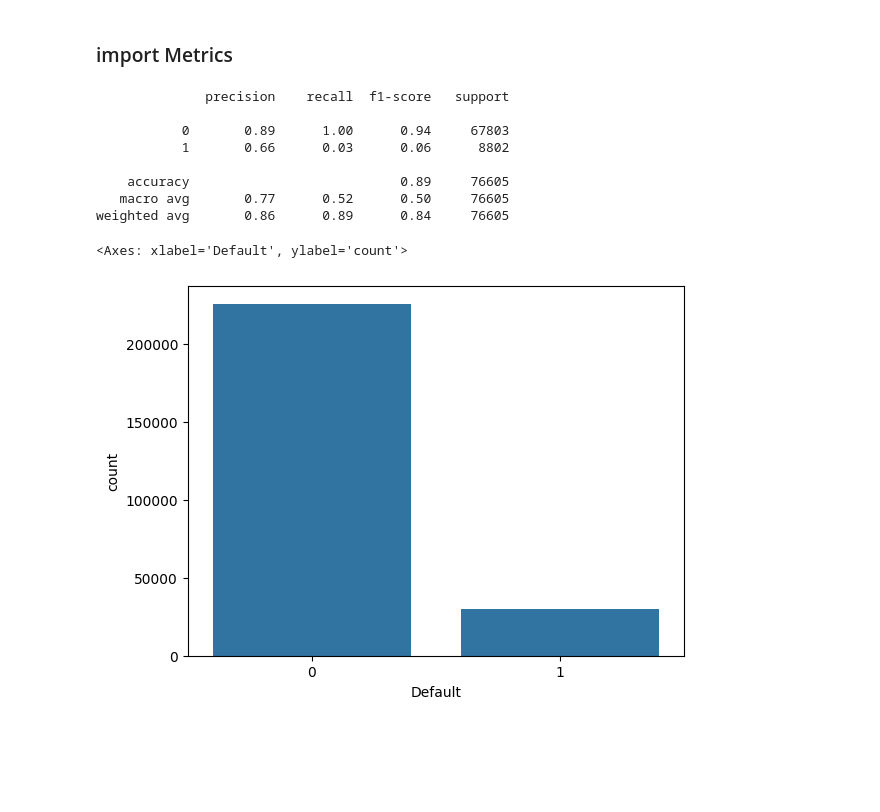
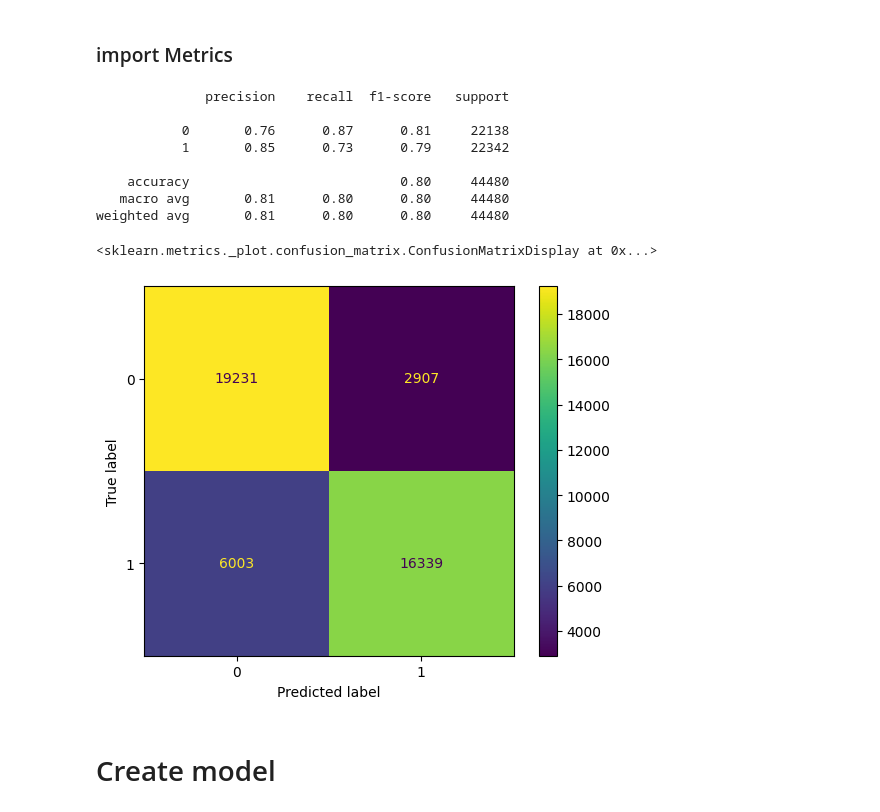
Before and after one commit to Ademola-Alabi/Loan_default_model, a Jupyter notebook: loan_default.ipynb, the cells around one changed output. Drawn from its saved outputs; the diff is of its cells as text; code cells hidden in the pictures; blank space fills up the shorter version.

Commit message:
created model for other algorithm

```diff
--- a/loan_default.ipynb
+++ b/loan_default.ipynb
@@ -68,3 +71,11 @@ X.head()
+# %%
+Random_under_sample = RandomUnderSampler(sampling_strategy=0.4, random_state=101)
+# %%
+X,y = Random_under_sample.fit_resample(X,y)
+# %%
+over_sample = SMOTE(sampling_strategy="auto", random_state=101)
+# %%
+X,y = over_sample.fit_resample(X,y)
 # %% [markdown]
 # Now using Randaom Forest
 # %%
@@ -100,14 +111,18 @@ print(classification_report(y_test,y_pred))
 # %% [output]
               precision    recall  f1-score   support
 
-           0       0.89      1.00      0.94     67803
-           1       0.66      0.03      0.06      8802
+           0       0.76      0.87      0.81     22138
+           1       0.85      0.73      0.79     22342
 
-    accuracy                           0.89     76605
-   macro avg       0.77      0.52      0.50     76605
-weighted avg       0.86      0.89      0.84     76605
+    accuracy                           0.80     44480
+   macro avg       0.81      0.80      0.80     44480
+weighted avg       0.81      0.80      0.80     44480
-# %%
-sns.countplot(data=data, x="Default")
-# %% [output]
-<Axes: xlabel='Default', ylabel='count'>
-[figure, removed]
+# %%
+cm = confusion_matrix(y_test,y_pred)
+display = ConfusionMatrixDisplay(cm)
+display.plot()
+# %% [output]
+<sklearn.metrics._plot.confusion_matrix.ConfusionMatrixDisplay at 0x...>
+[figure, added]
+# %% [markdown]
+# Create model
```
Also changed, not shown: parts of 2 cells of this notebook.
